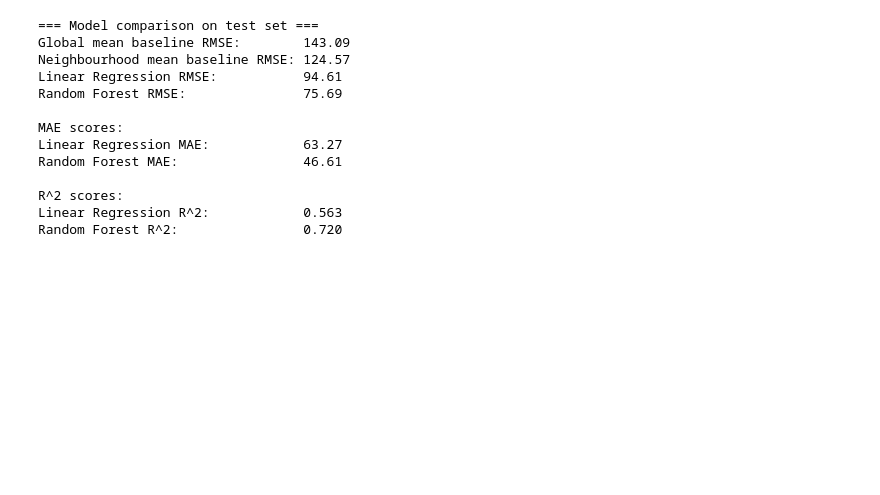
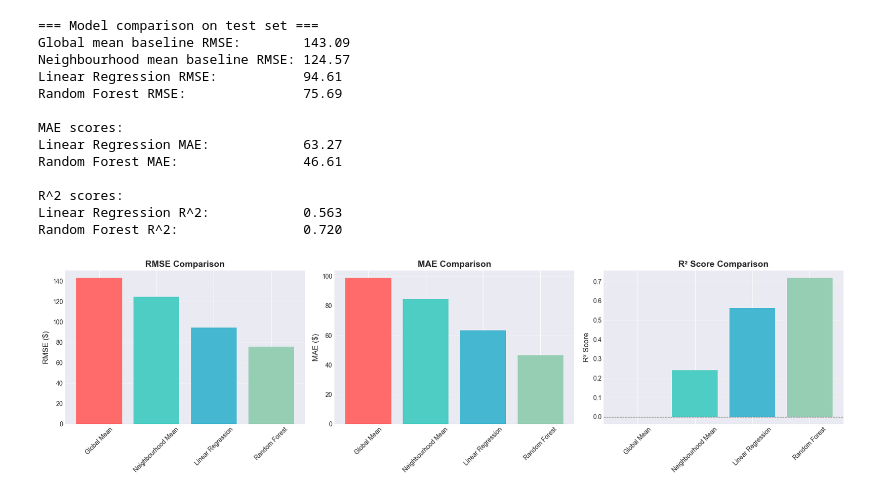
Before and after one commit to Pranav-Bathula/Airbnb-Price-Predictor, a Jupyter notebook: notebooks/model.ipynb, the cells around one changed output. Cells and saved outputs as stored; diff of their text form; code cells hidden in the pictures; blank space fills up the shorter version.

Commit message:
Added Visualzations.

```diff
--- a/notebooks/model.ipynb
+++ b/notebooks/model.ipynb
@@ -10,3 +10,15 @@ from sklearn.impute import SimpleImputer
 from sklearn.linear_model import LinearRegression
 from sklearn.ensemble import RandomForestRegressor
 from sklearn.metrics import mean_squared_error, mean_absolute_error, r2_score, root_mean_squared_error
+import matplotlib.pyplot as plt
+import seaborn as sns
+
+# Set style for better-looking plots
+try:
+    plt.style.use('seaborn-v0_8-darkgrid')
+except:
+    try:
+        plt.style.use('seaborn-darkgrid')
+    except:
+        plt.style.use('ggplot')
+sns.set_palette("husl")
@@ -300,3 +422,47 @@ Random Forest MAE:                46.61
 R^2 scores:
 Linear Regression R^2:            0.563
 Random Forest R^2:                0.720
+# %%
+"""
+Create visualizations to compare model performance and understand prediction patterns.
+These graphs help identify model strengths, weaknesses, and areas for improvement.
+"""
+
+# 1. Model Comparison Bar Chart
+fig, axes = plt.subplots(1, 3, figsize=(18, 5))
+
+models = ['Global Mean', 'Neighbourhood Mean', 'Linear Regression', 'Random Forest']
+rmse_scores = [rmse_global, rmse_neigh, rmse_lr, rmse_rf]
+mae_scores = [mean_absolute_error(y_test, y_pred_global),
+              mean_absolute_error(y_test, y_pred_neigh),
+              mae_lr, mae_rf]
+r2_scores = [r2_score(y_test, y_pred_global),
+             r2_score(y_test, y_pred_neigh),
+             r2_lr, r2_rf]
+
+# RMSE comparison
+axes[0].bar(models, rmse_scores, color=['#FF6B6B', '#4ECDC4', '#45B7D1', '#96CEB4'])
+axes[0].set_title('RMSE Comparison', fontsize=14, fontweight='bold')
+axes[0].set_ylabel('RMSE ($)', fontsize=12)
+axes[0].tick_params(axis='x', rotation=45)
+axes[0].grid(axis='y', alpha=0.3)
+
+# MAE comparison
+axes[1].bar(models, mae_scores, color=['#FF6B6B', '#4ECDC4', '#45B7D1', '#96CEB4'])
+axes[1].set_title('MAE Comparison', fontsize=14, fontweight='bold')
+axes[1].set_ylabel('MAE ($)', fontsize=12)
+axes[1].tick_params(axis='x', rotation=45)
+axes[1].grid(axis='y', alpha=0.3)
+
+# R² comparison
+axes[2].bar(models, r2_scores, color=['#FF6B6B', '#4ECDC4', '#45B7D1', '#96CEB4'])
+axes[2].set_title('R² Score Comparison', fontsize=14, fontweight='bold')
+axes[2].set_ylabel('R² Score', fontsize=12)
+axes[2].tick_params(axis='x', rotation=45)
+axes[2].grid(axis='y', alpha=0.3)
+axes[2].axhline(y=0, color='black', linestyle='--', linewidth=0.8)
+
+plt.tight_layout()
+plt.show()
+# %% [output]
+[figure, added]
```
Also changed, not shown: parts of 13 cells of this notebook, 2 other files.
